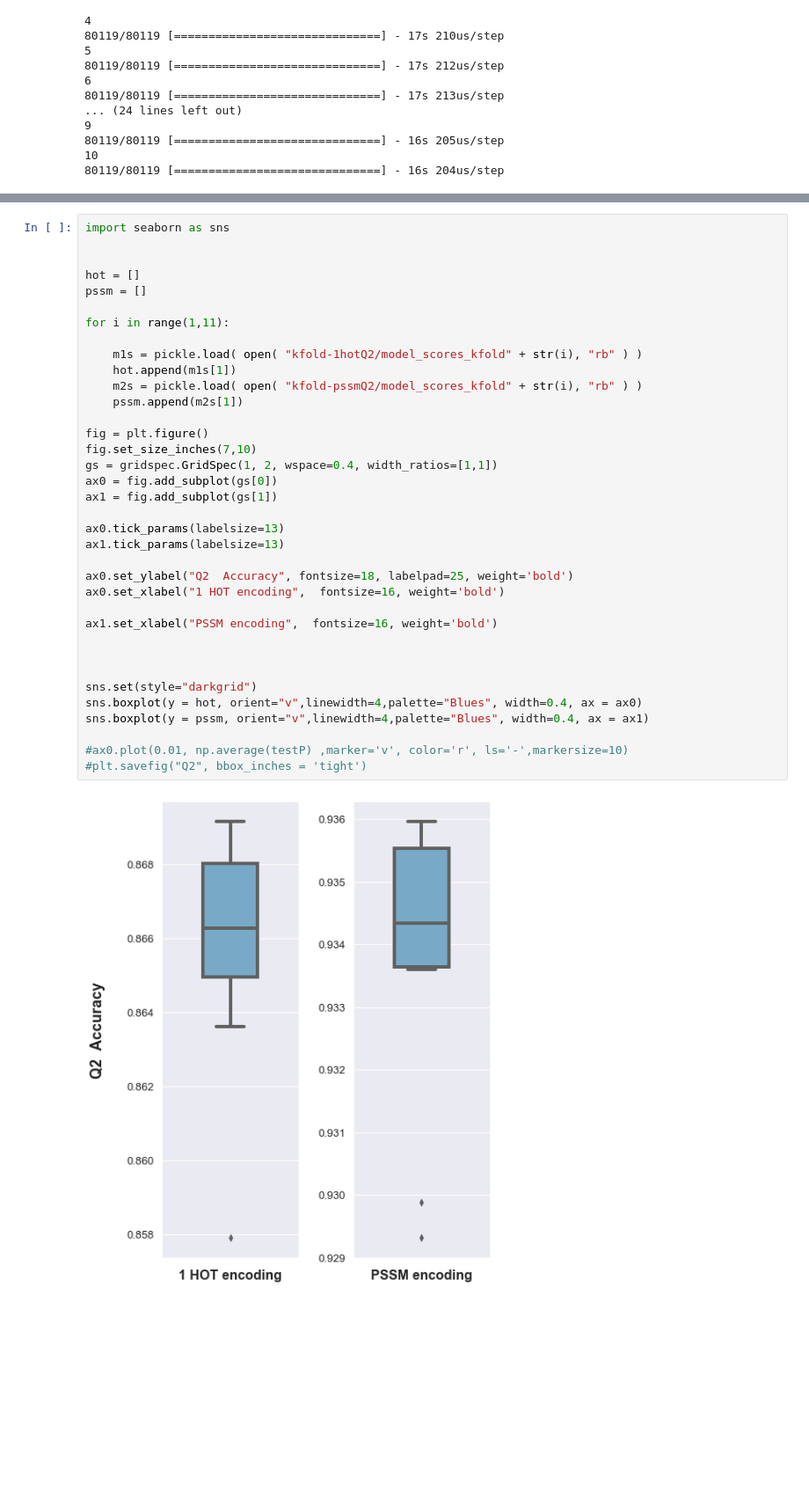
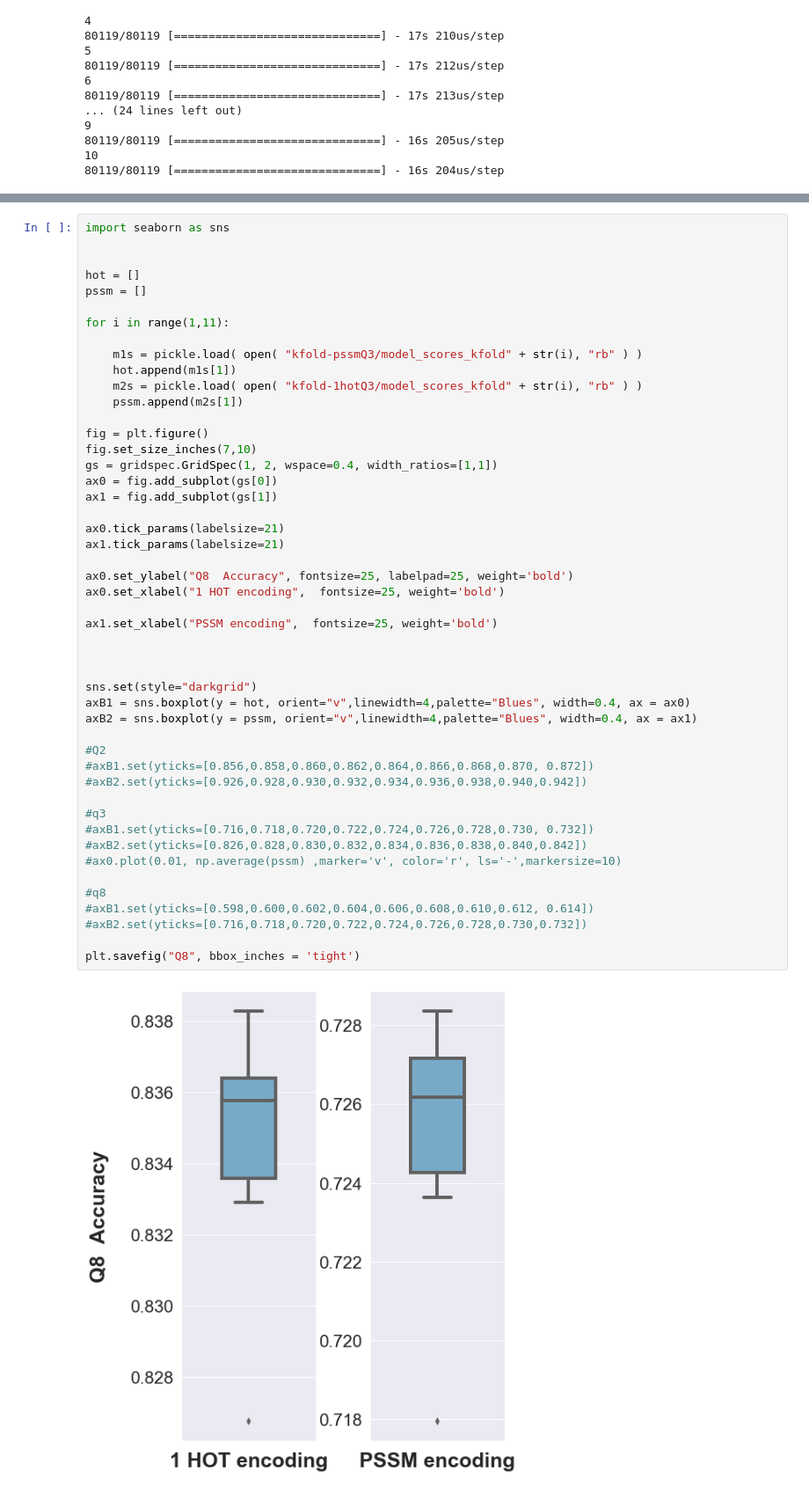
Before and after one commit to Ieremie/Protein-Secondary-Structure-Prediction, a Jupyter notebook: kfold/boxPlots.ipynb, the cells around one changed output, grey strips where cells are left out. Shown at 88% size. Cells and saved outputs as stored; diff of their text form; blank space fills up the shorter version.

Commit message:
small changes to graphs and new casp with assembly modification

```diff
--- a/kfold/boxPlots.ipynb
+++ b/kfold/boxPlots.ipynb
@@ -91,38 +102,50 @@ plt.savefig("Q8-window9", bbox_inches = 'tight')
 # %%
 import seaborn as sns
 
 
 hot = []
 pssm = []
 
 for i in range(1,11):
 
-    m1s = pickle.load( open( "kfold-1hotQ2/model_scores_kfold" + str(i), "rb" ) )
+    m1s = pickle.load( open( "kfold-pssmQ3/model_scores_kfold" + str(i), "rb" ) )
     hot.append(m1s[1])
-    m2s = pickle.load( open( "kfold-pssmQ2/model_scores_kfold" + str(i), "rb" ) )
+    m2s = pickle.load( open( "kfold-1hotQ3/model_scores_kfold" + str(i), "rb" ) )
     pssm.append(m2s[1])
 
 fig = plt.figure()
 fig.set_size_inches(7,10)
 gs = gridspec.GridSpec(1, 2, wspace=0.4, width_ratios=[1,1])
 ax0 = fig.add_subplot(gs[0])
 ax1 = fig.add_subplot(gs[1])
 
-ax0.tick_params(labelsize=13)
-ax1.tick_params(labelsize=13)
+ax0.tick_params(labelsize=21)
+ax1.tick_params(labelsize=21)
 
-ax0.set_ylabel("Q2  Accuracy", fontsize=18, labelpad=25, weight='bold')
-ax0.set_xlabel("1 HOT encoding",  fontsize=16, weight='bold')
+ax0.set_ylabel("Q8  Accuracy", fontsize=25, labelpad=25, weight='bold')
+ax0.set_xlabel("1 HOT encoding",  fontsize=25, weight='bold')
 
-ax1.set_xlabel("PSSM encoding",  fontsize=16, weight='bold')
+ax1.set_xlabel("PSSM encoding",  fontsize=25, weight='bold')
 
 
 
 sns.set(style="darkgrid")
-sns.boxplot(y = hot, orient="v",linewidth=4,palette="Blues", width=0.4, ax = ax0)
-sns.boxplot(y = pssm, orient="v",linewidth=4,palette="Blues", width=0.4, ax = ax1)
+axB1 = sns.boxplot(y = hot, orient="v",linewidth=4,palette="Blues", width=0.4, ax = ax0)
+axB2 = sns.boxplot(y = pssm, orient="v",linewidth=4,palette="Blues", width=0.4, ax = ax1)
 
-#ax0.plot(0.01, np.average(testP) ,marker='v', color='r', ls='-',markersize=10)
-#plt.savefig("Q2", bbox_inches = 'tight')
+#Q2
+#axB1.set(yticks=[0.856,0.858,0.860,0.862,0.864,0.866,0.868,0.870, 0.872])
+#axB2.set(yticks=[0.926,0.928,0.930,0.932,0.934,0.936,0.938,0.940,0.942])
+
+#q3
+#axB1.set(yticks=[0.716,0.718,0.720,0.722,0.724,0.726,0.728,0.730, 0.732])
+#axB2.set(yticks=[0.826,0.828,0.830,0.832,0.834,0.836,0.838,0.840,0.842])
+#ax0.plot(0.01, np.average(pssm) ,marker='v', color='r', ls='-',markersize=10)
+
+#q8
+#axB1.set(yticks=[0.598,0.600,0.602,0.604,0.606,0.608,0.610,0.612, 0.614])
+#axB2.set(yticks=[0.716,0.718,0.720,0.722,0.724,0.726,0.728,0.730,0.732])
+
+plt.savefig("Q8", bbox_inches = 'tight')
 # %% [output]
-[figure, old version]
+[figure, new version]
```
Also changed, not shown: parts of 2 cells of this notebook, 29 other files.
